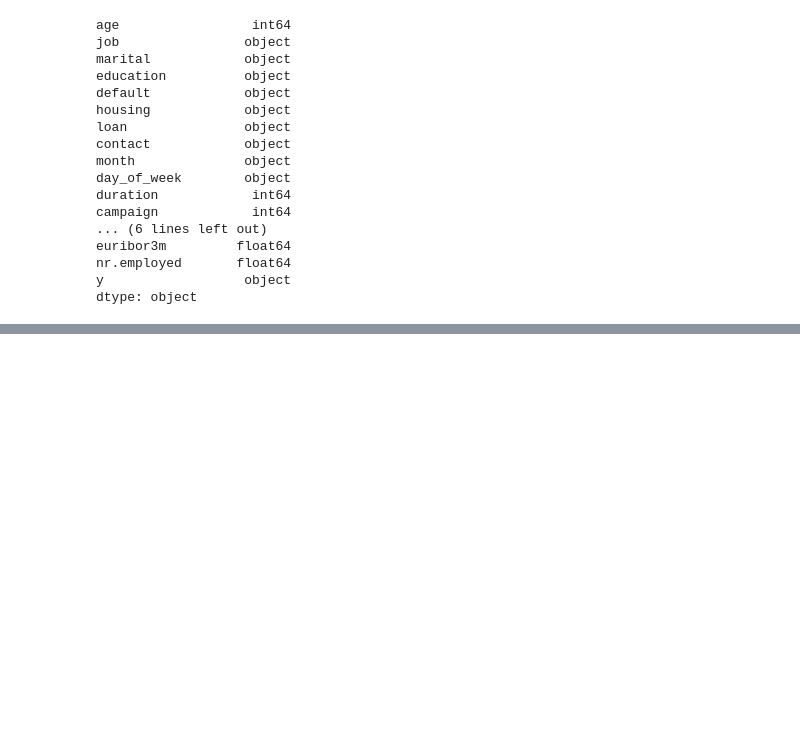
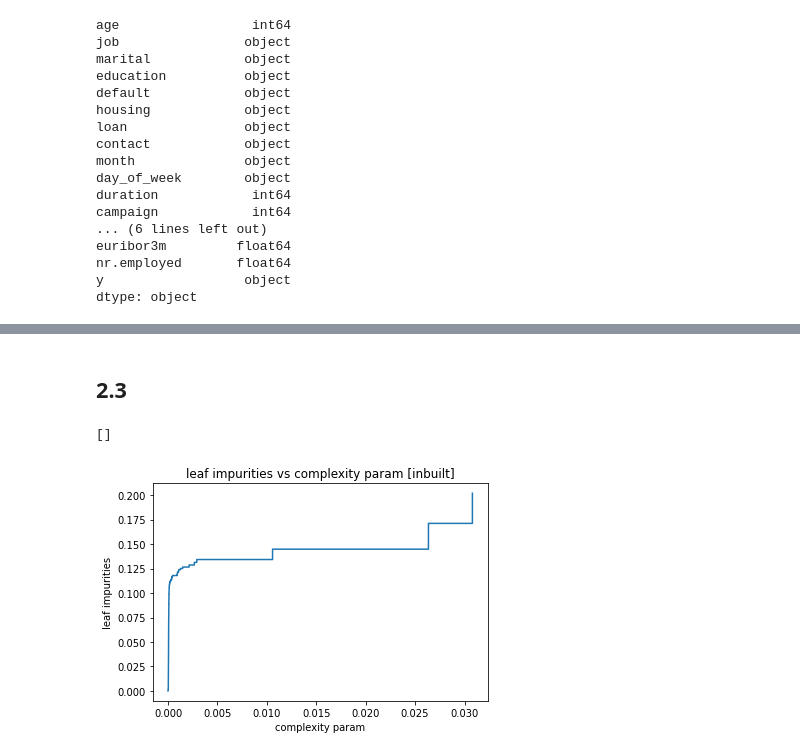
Before and after one commit to dv-rastogi/ml-pg-decision-trees, a Jupyter notebook: 2/2.ipynb, the cells around one changed output, grey strips where cells are left out. Drawn from its saved outputs; the diff is of its cells as text; code cells hidden in the pictures; blank space fills up the shorter version.

```diff
--- a/2/2.ipynb
+++ b/2/2.ipynb
@@ -61,0 +157,4 @@ Marital ['married' 'single' 'divorced' 'unknown']
+# %%
+# ordinal features
+for feature in ordinal_features:
+    df[feature].replace(ordinal_features[feature], inplace=True)
@@ -61,0 +163,6 @@ Marital ['married' 'single' 'divorced' 'unknown']
+# %%
+def split(train_ratio, df, shuffle=True):
+    if shuffle:
+        df = df.sample(frac=1)
+    train_samples = int(train_ratio * len(df))
+    return df.iloc[:train_samples].copy().reset_index(drop=True), df.iloc[train_samples:].copy().reset_index(drop=True)
@@ -61,0 +252,13 @@ Marital ['married' 'single' 'divorced' 'unknown']
+# %% [markdown]
+## 2.3
+# %%
+clf = DecisionTreeClassifier()
+path = clf.cost_complexity_pruning_path(X_train, Y_train)
+plt.plot(path.ccp_alphas, path.impurities, drawstyle='steps-post')
+plt.xlabel('complexity param')
+plt.ylabel('leaf impurities')
+plt.title('leaf impurities vs complexity param [inbuilt]')
+plt.plot()
+# %% [output]
+[]
+[figure, added]
```
Also changed, not shown: parts of 21 cells of this notebook.
